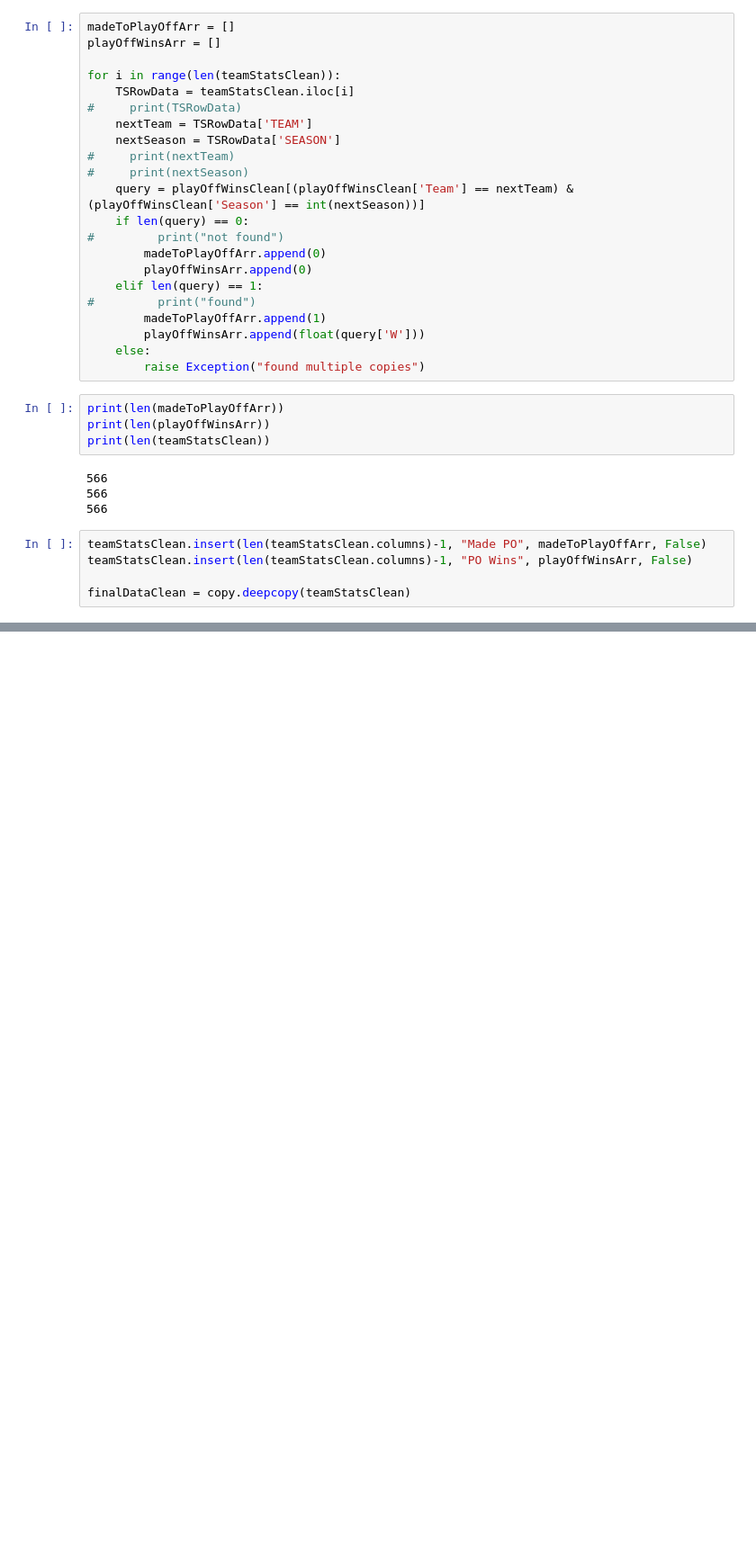
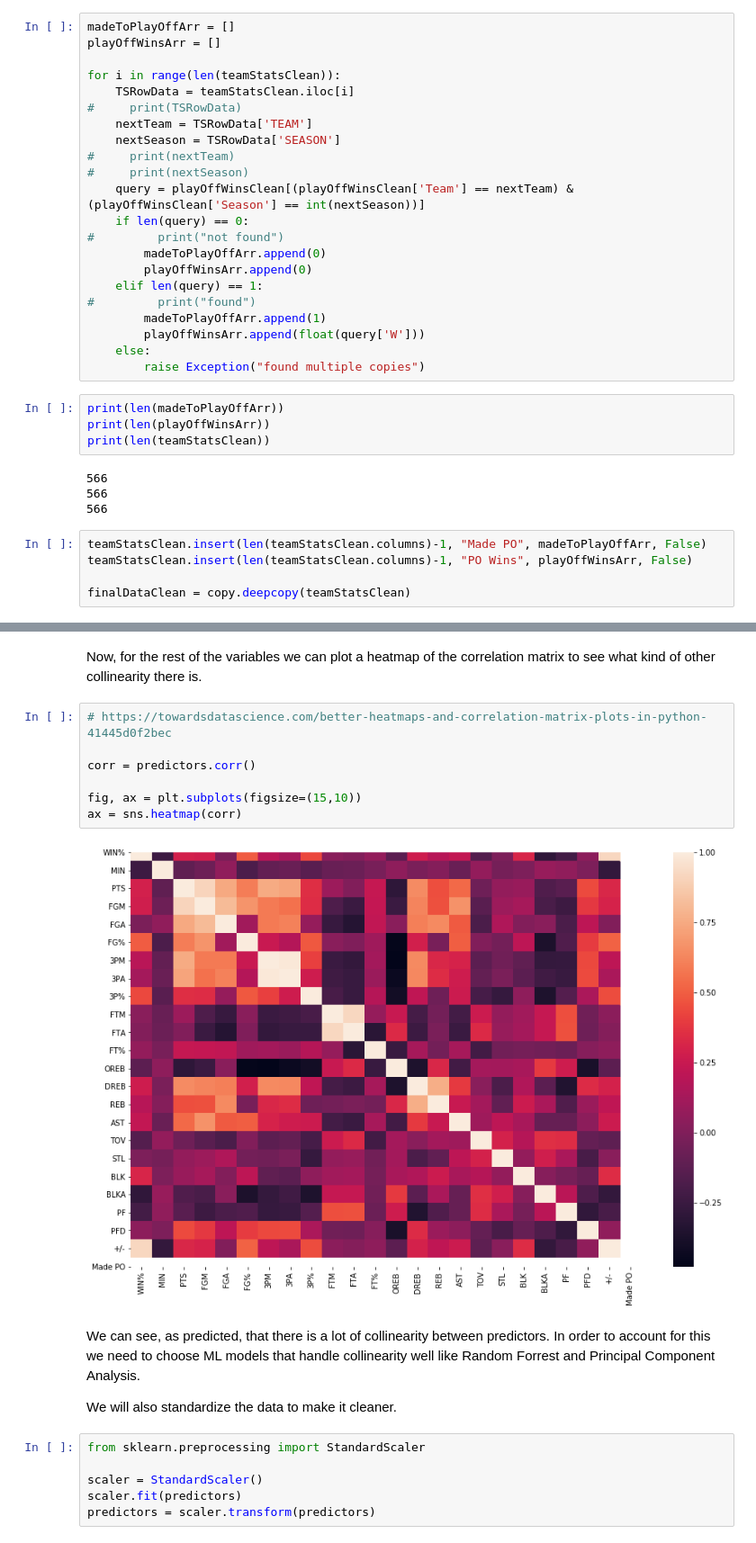
Before and after one commit to BrianNguyen214/NBA-Machine-Learning-Project, a Jupyter notebook: MLProject.ipynb, the cells around one changed output, grey strips where cells are left out. Shown at 90% size. Saved outputs shown, nothing was run; the diff lists cells and outputs as text; blank space fills up the shorter version.

```diff
--- a/MLProject.ipynb
+++ b/MLProject.ipynb
@@ -359,0 +391,21 @@ finalDataClean.head(10)
+# %% [markdown]
+Now, for the rest of the variables we can plot a heatmap of the correlation matrix to see what kind of other collinearity there is.
+# %%
+# https://towardsdatascience.com/better-heatmaps-and-correlation-matrix-plots-in-python-41445d0f2bec
+
+corr = predictors.corr()
+
+fig, ax = plt.subplots(figsize=(15,10))
+ax = sns.heatmap(corr)
+# %% [output]
+[figure, added]
+# %% [markdown]
+We can see, as predicted, that there is a lot of collinearity between predictors. In order to account for this we need to choose ML models that handle collinearity well like Random Forrest and Principal Component Analysis.
+
+We will also standardize the data to make it cleaner.
+# %%
+from sklearn.preprocessing import StandardScaler
+
+scaler = StandardScaler()
+scaler.fit(predictors)
+predictors = scaler.transform(predictors)
```
Also changed, not shown: parts of 32 cells of this notebook.
